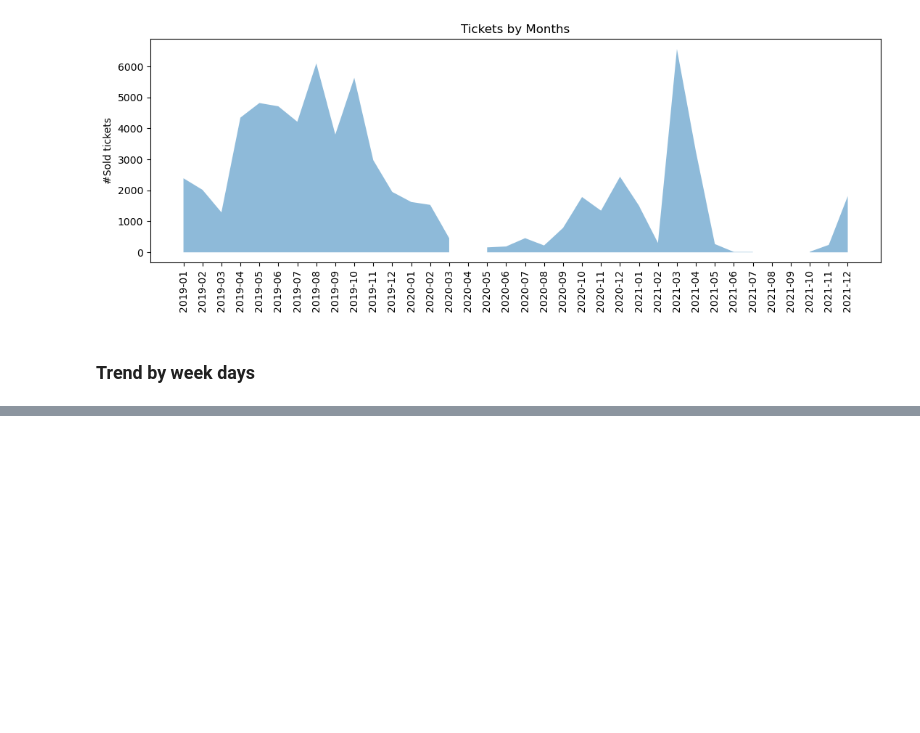
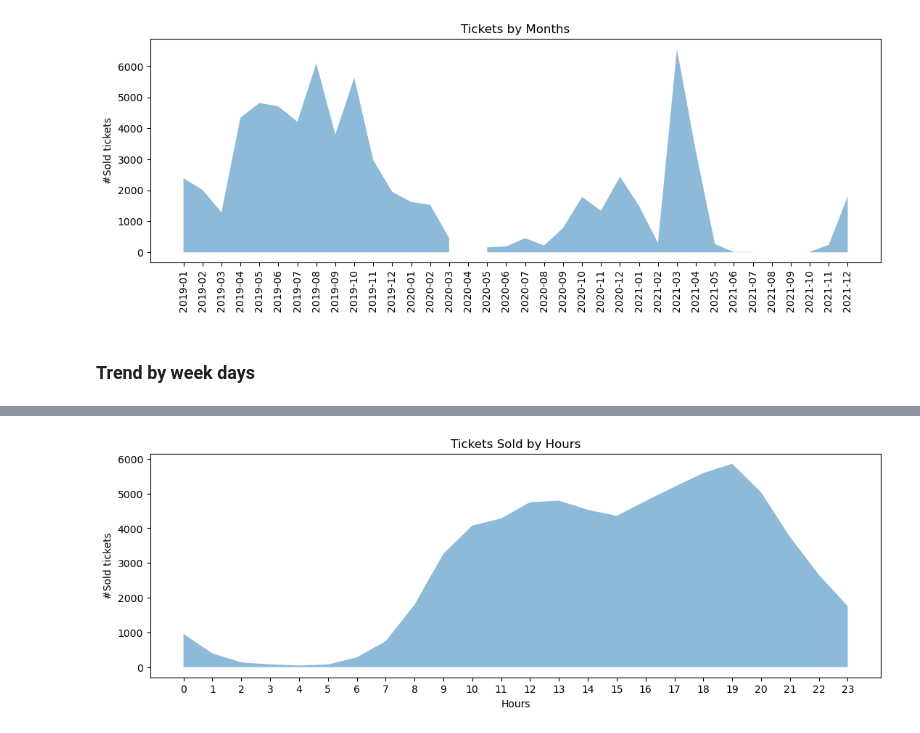
Before and after one commit to DucD0610/HOYTS-Cinema-Ticket-Sales-Analysis, a Jupyter notebook: Capstone project/captone project.ipynb, the cells around one changed output, grey strips where cells are left out. Cells and saved outputs as stored; diff of their text form; code cells hidden in the pictures; blank space fills up the shorter version.

```diff
--- a/Capstone project/captone project.ipynb
+++ b/Capstone project/captone project.ipynb
@@ -800,0 +796,21 @@ plt.show()
+# %%
+df_hour = (
+    df_join_all
+    .groupby('hour')
+    .agg(
+        total_ticket = ('ticket_id','count')
+    ).reset_index()
+)
+# %%
+#Plot Tickets Sold by Hours
+plt.figure(figsize=(13,4))
+
+plt.fill_between(df_hour['hour'], df_hour['total_ticket'], alpha=0.5)
+x_values = [i for i in range(24)]
+plt.xticks(x_values)
+plt.title('Tickets Sold by Hours')
+plt.xlabel('Hours')
+plt.ylabel('#Sold tickets')
+plt.show()
+# %% [output]
+[figure, added]
```
Also changed, not shown: parts of 12 cells of this notebook.
